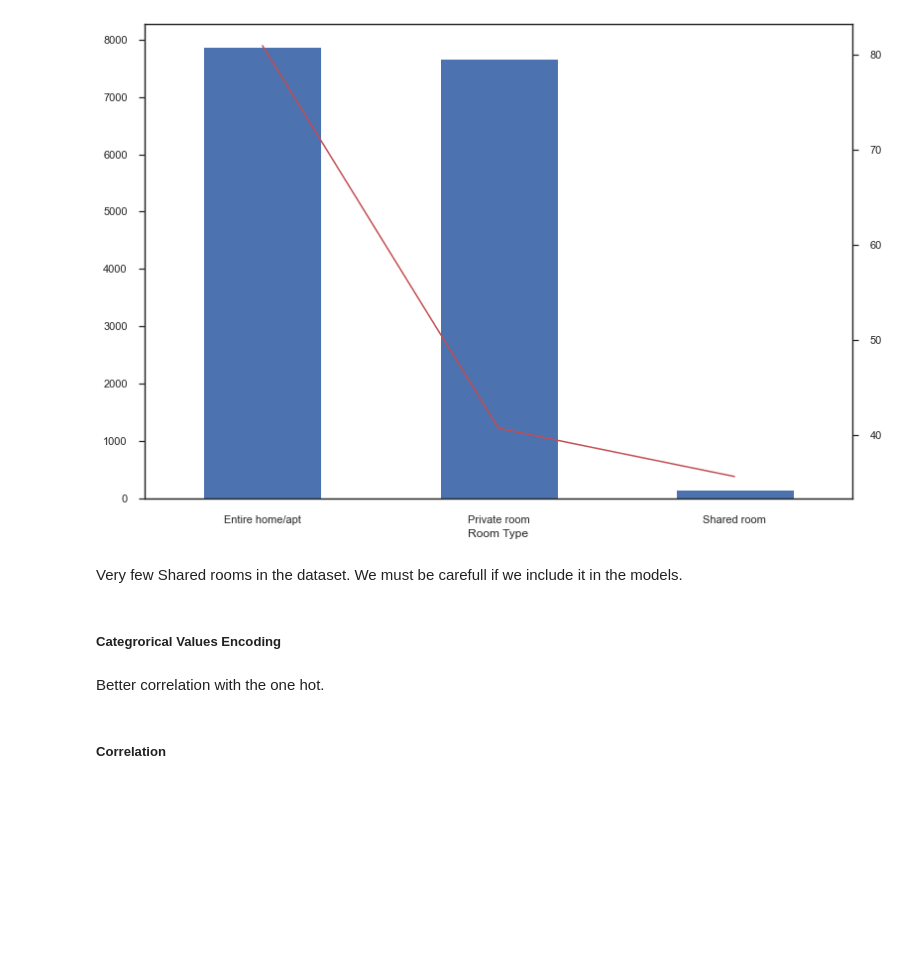
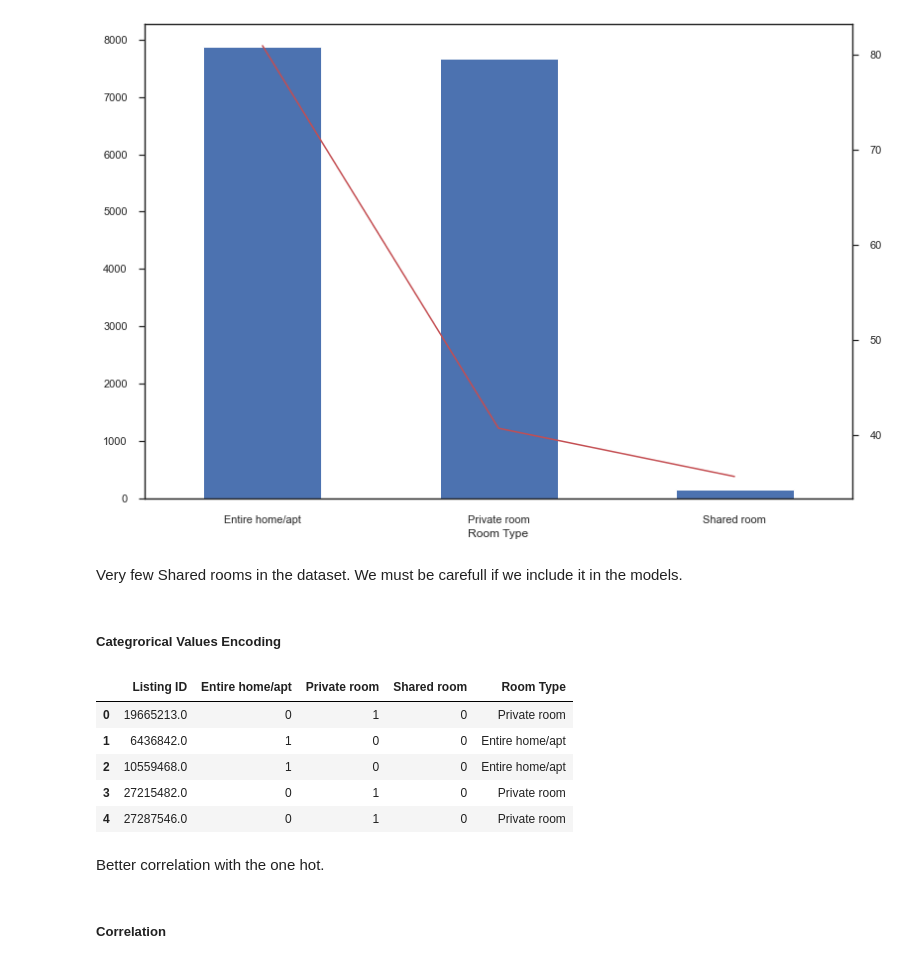
Before and after one commit to flaviendeseure/Airbnb_berlin_price_prediction, a Jupyter notebook: Projet - Airbnb Berlin Price Prediction.ipynb, the cells around one changed output. Saved outputs shown, nothing was run; the diff lists cells and outputs as text; code cells hidden in the pictures; blank space fills up the shorter version.

Commit message:
Creation tableau new_features

```diff
--- a/Projet - Airbnb Berlin Price Prediction.ipynb
+++ b/Projet - Airbnb Berlin Price Prediction.ipynb
@@ -410,3 +410,6 @@ plt.show()
 ### Feature analysis
 # %%
 dataset_exp = dataset.copy()
+# %%
+## Dataframe used to store new features created
+new_features = dataset["Listing ID"]
@@ -1054,11 +1061,25 @@ Very few Shared rooms in the dataset. We must be carefull if we include it in th
 dummies = []
 dummies.append(pd.get_dummies(dataset["Room Type"])) #liste
 tab_dummies = pd.concat(dummies, axis=1) #tableau
-dataset = pd.concat((dataset, tab_dummies), axis=1)
+new_features = pd.concat((new_features, tab_dummies), axis=1)
 # %%
 ## Numerical Encoding
-num_encoding = {"Room Type": {"Entire home/apt": 1.0, "Private room": 2.0, "Shared room": 3.0}}
-dataset = dataset.replace(num_encoding)
+#num_encoding = {"Room Type": {"Entire home/apt": 1.0, "Private room": 2.0, "Shared room": 3.0}}
+num_encoding = {"Room Type " : {"Entire home/apt": 1.0, "Private room": 2.0, "Shared room": 3.0}}
+copy = dataset.copy()
+copy = copy.replace(num_encoding)
+RT_num = pd.DataFrame(copy["Room Type"])
+RT_num.rename(columns={'Room Type': 'Room Type (num)'})
+new_features = pd.concat((new_features, RT_num), axis=1)
+# %%
+new_features.head()
+# %% [output]
+|  | Listing ID | Entire home/apt | Private room | Shared room | Room Type |
+| 0 | 19665213.0 | 0 | 1 | 0 | Private room |
+| 1 | 6436842.0 | 1 | 0 | 0 | Entire home/apt |
+| 2 | 10559468.0 | 1 | 0 | 0 | Entire home/apt |
+| 3 | 27215482.0 | 0 | 1 | 0 | Private room |
+| 4 | 27287546.0 | 0 | 1 | 0 | Private room |
 # %% [markdown]
 Better correlation with the one hot.
 # %% [markdown]
```
Also changed, not shown: parts of 12 cells of this notebook.
